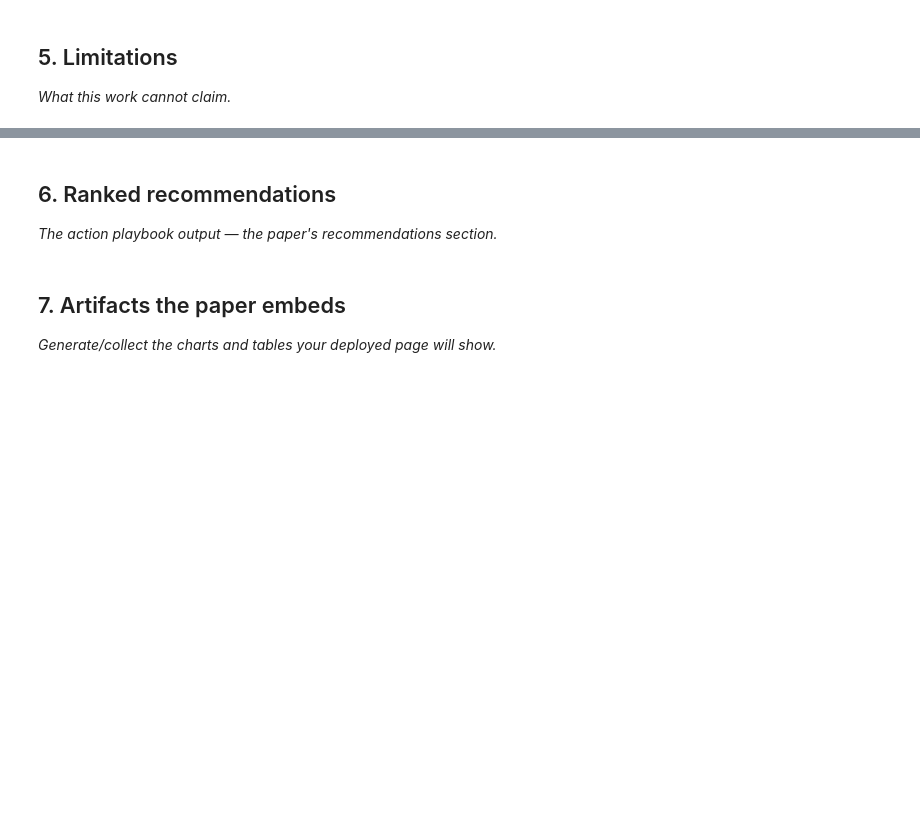
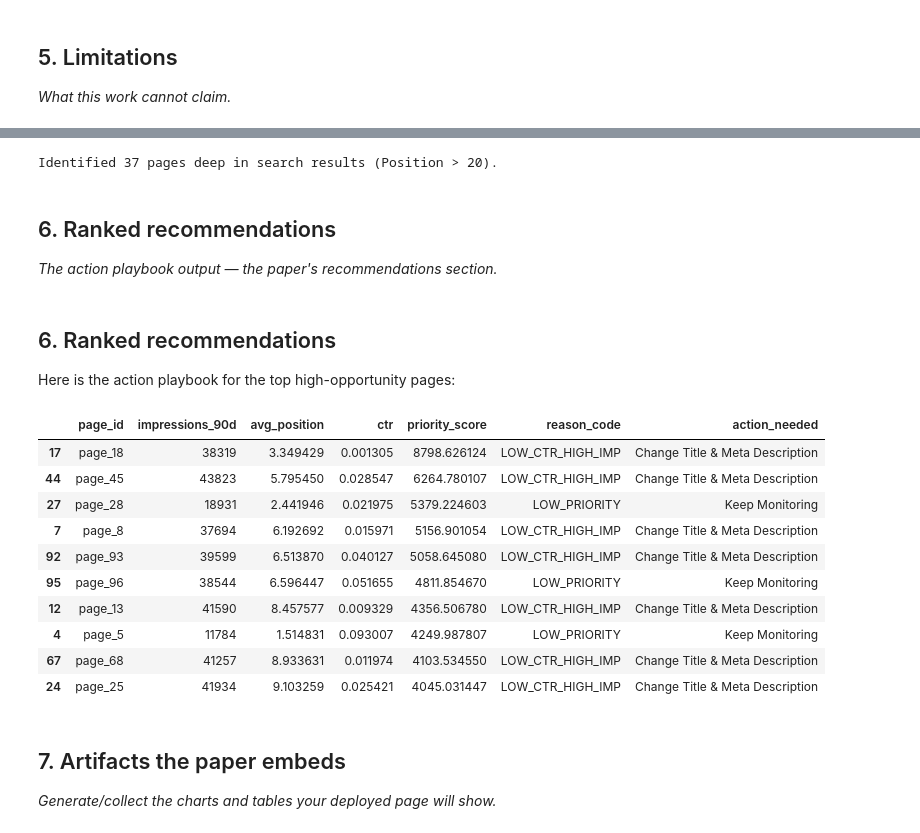
Before and after one commit to farida596/flyrank-ml-internship, a Jupyter notebook: work/notebooks/capstone.ipynb, the cells around one changed output, grey strips where cells are left out. Saved outputs shown, nothing was run; the diff lists cells and outputs as text; code cells hidden in the pictures; blank space fills up the shorter version.

```diff
--- a/work/notebooks/capstone.ipynb
+++ b/work/notebooks/capstone.ipynb
@@ -29,7 +149,45 @@ This skeleton is yours to fill. Work the sections **in order** — each one has
+# %%
+# Flag deep-ranked pages (Weak Picks: Position > 20)
+df_ranked['is_weak_pick'] = (df_ranked['avg_position'] > 20.0)
+
+weak_picks = df_ranked['is_weak_pick'].sum()
+print(f"Identified {weak_picks} pages deep in search results (Position > 20).")
+# %% [output]
+Identified 37 pages deep in search results (Position > 20).
 # %% [markdown]
 ## 6. Ranked recommendations
 
 *The action playbook output — the paper's recommendations section.*
+# %% [markdown]
+## 6. Ranked recommendations
+
+Here is the action playbook for the top high-opportunity pages:
+# %%
+recommendations = df_ranked.head(10)[['page_id', 'impressions_90d', 'avg_position', 'ctr', 'priority_score', 'reason_code']].copy()
+
+action_map = {
+    'LOW_CTR_HIGH_IMP': 'Change Title & Meta Description',
+    'HIGH_STALENESS': 'Update Content & Add Fresh Links',
+    'LOW_PRIORITY': 'Keep Monitoring'
+}
+
+recommendations['action_needed'] = recommendations['reason_code'].map(action_map)
+
+# Export for submission
+recommendations.to_csv('baseline_action_score.csv', index=False)
+recommendations
+# %% [output]
+|  | page_id | impressions_90d | avg_position | ctr | priority_score | reason_code | action_needed |
+| 17 | page_18 | 38319 | 3.349429 | 0.001305 | 8798.626124 | LOW_CTR_HIGH_IMP | Change Title & Meta Description |
+| 44 | page_45 | 43823 | 5.795450 | 0.028547 | 6264.780107 | LOW_CTR_HIGH_IMP | Change Title & Meta Description |
+| 27 | page_28 | 18931 | 2.441946 | 0.021975 | 5379.224603 | LOW_PRIORITY | Keep Monitoring |
+| 7 | page_8 | 37694 | 6.192692 | 0.015971 | 5156.901054 | LOW_CTR_HIGH_IMP | Change Title & Meta Description |
+| 92 | page_93 | 39599 | 6.513870 | 0.040127 | 5058.645080 | LOW_CTR_HIGH_IMP | Change Title & Meta Description |
+| 95 | page_96 | 38544 | 6.596447 | 0.051655 | 4811.854670 | LOW_PRIORITY | Keep Monitoring |
+| 12 | page_13 | 41590 | 8.457577 | 0.009329 | 4356.506780 | LOW_CTR_HIGH_IMP | Change Title & Meta Description |
+| 4 | page_5 | 11784 | 1.514831 | 0.093007 | 4249.987807 | LOW_PRIORITY | Keep Monitoring |
+| 67 | page_68 | 41257 | 8.933631 | 0.011974 | 4103.534550 | LOW_CTR_HIGH_IMP | Change Title & Meta Description |
+| 24 | page_25 | 41934 | 9.103259 | 0.025421 | 4045.031447 | LOW_CTR_HIGH_IMP | Change Title & Meta Description |
 # %% [markdown]
 ## 7. Artifacts the paper embeds
 
```
Also changed, not shown: parts of 11 cells of this notebook.
